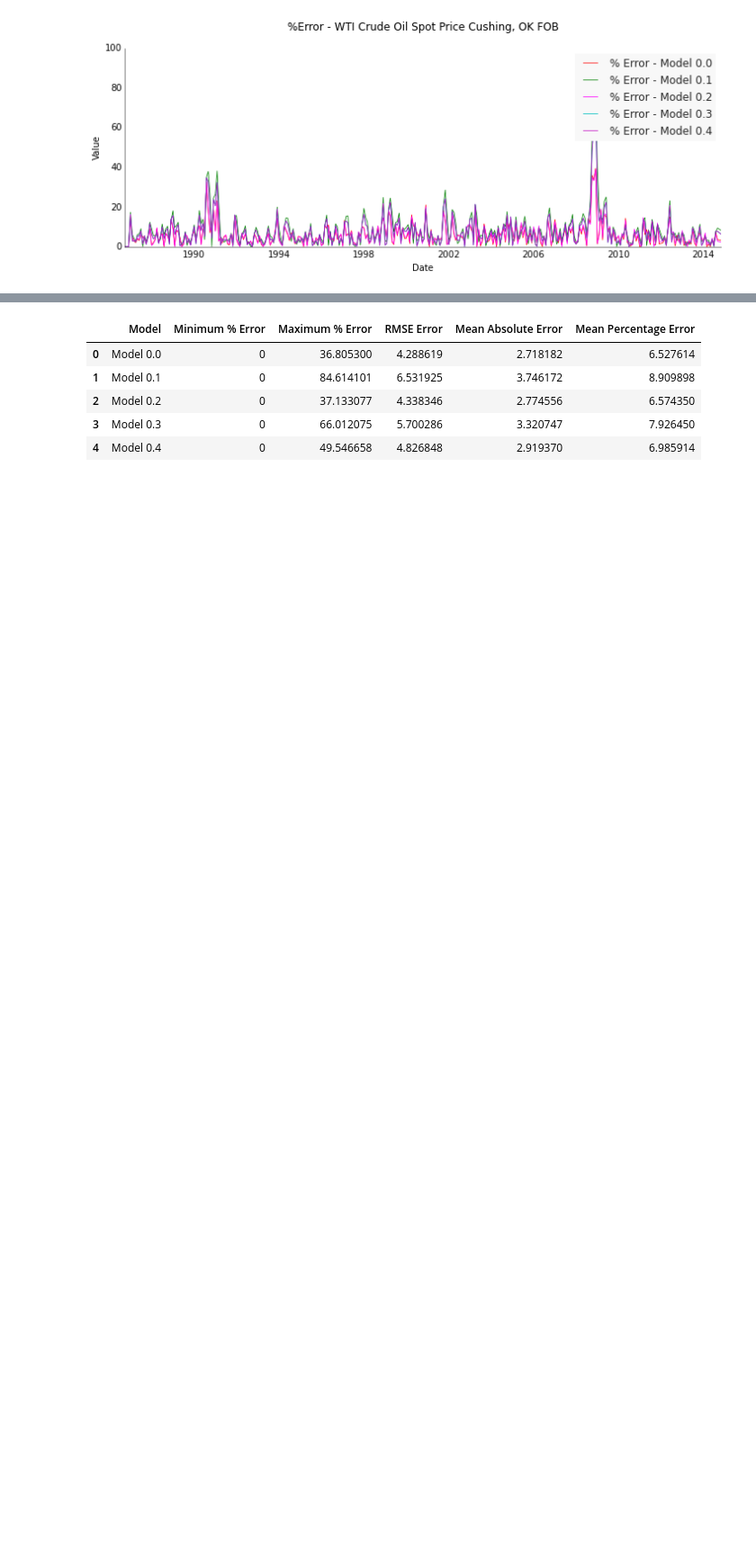
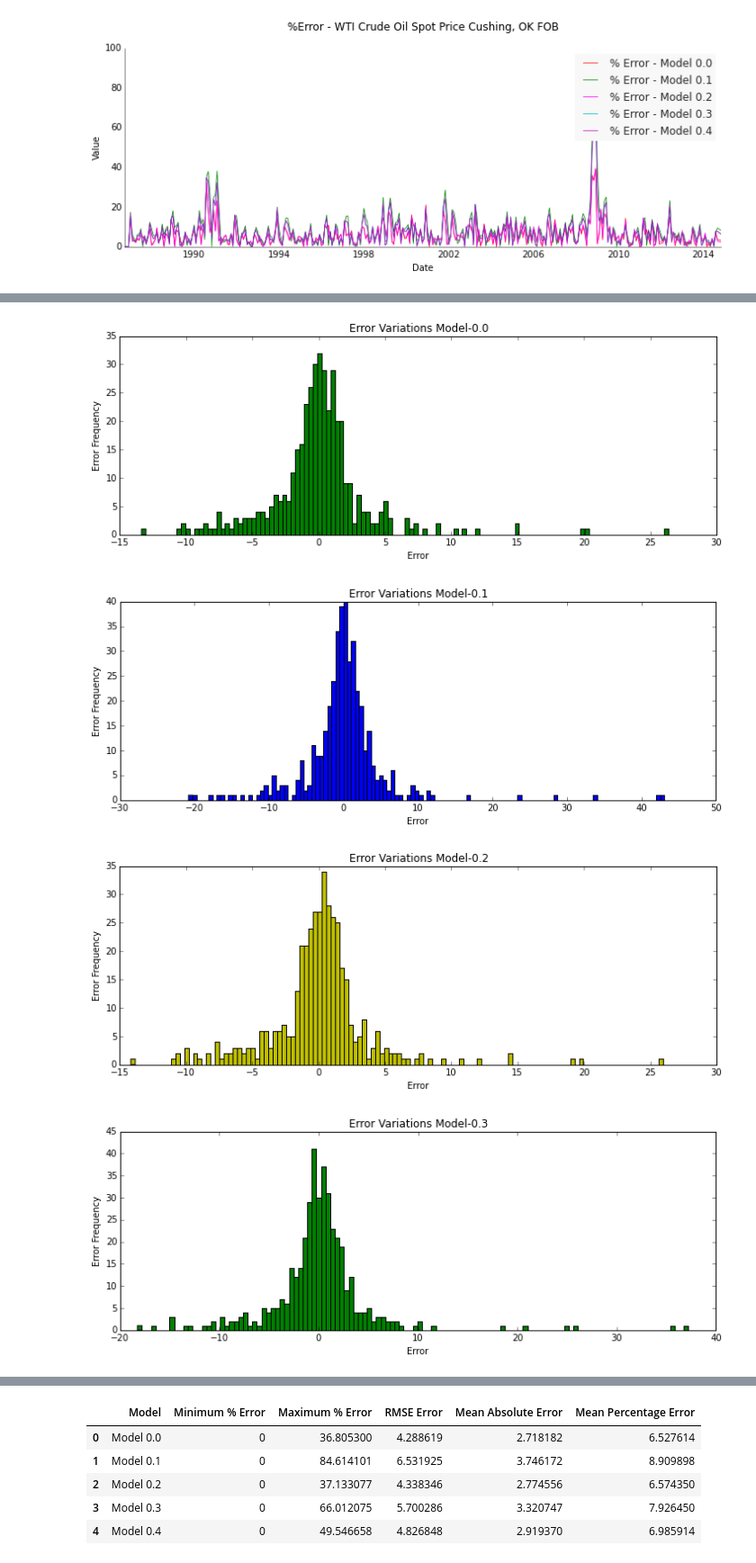
Before and after one commit to Sree-vathsan/CSE591-Data-Science-Project, a Jupyter notebook: baselineModel/bm_oil.ipynb, the cells around one changed output, grey strips where cells are left out. Shown at 90% size. Saved outputs shown, nothing was run; the diff lists cells and outputs as text; code cells hidden in the pictures; blank space fills up the shorter version.

Commit message:
Error Correction Factor in bm_oil
New Forecast prices computed

```diff
--- a/baselineModel/bm_oil.ipynb
+++ b/baselineModel/bm_oil.ipynb
@@ -213,0 +255,25 @@ dfForecast
+# %%
+#Plot Error Histogram
+def plotErrHist(plotY,xAxesTitle,yAxesTitle,plotTitle,barColor,nBins):
+    fig, axes = plt.subplots(1, 1, figsize=(12,4))
+    axes.hist(plotY, color=barColor, bins=nBins)
+    axes.set_ylabel(yAxesTitle)
+    axes.set_xlabel(xAxesTitle)
+    axes.set_title(plotTitle)
+
+#fig, axes = plt.subplots(1, 1, figsize=(12,4))
+#axes.hist((new_pred_y0 - y), color='g', bins=120)
+#axes.set_ylabel('Error Frequency')
+#axes.set_xlabel('Error')
+#axes.set_title('Error Variations Model-0.0')
+
+plotErrHist((new_pred_y0 - y),'Error','Error Frequency','Error Variations Model-0.0','g',120)
+plotErrHist((new_pred_y1 - y),'Error','Error Frequency','Error Variations Model-0.1','b',120)
+plotErrHist((new_pred_y2 - y),'Error','Error Frequency','Error Variations Model-0.2','y',120)
+plotErrHist((new_pred_y3 - y),'Error','Error Frequency','Error Variations Model-0.3','g',120)
+plotErrHist((new_pred_y4 - y),'Error','Error Frequency','Error Variations Model-0.4','b',120)
+# %% [output]
+[figure, added]
+[figure, added]
+[figure, added]
+[figure, added]
```
Also changed, not shown: parts of 7 cells of this notebook.
